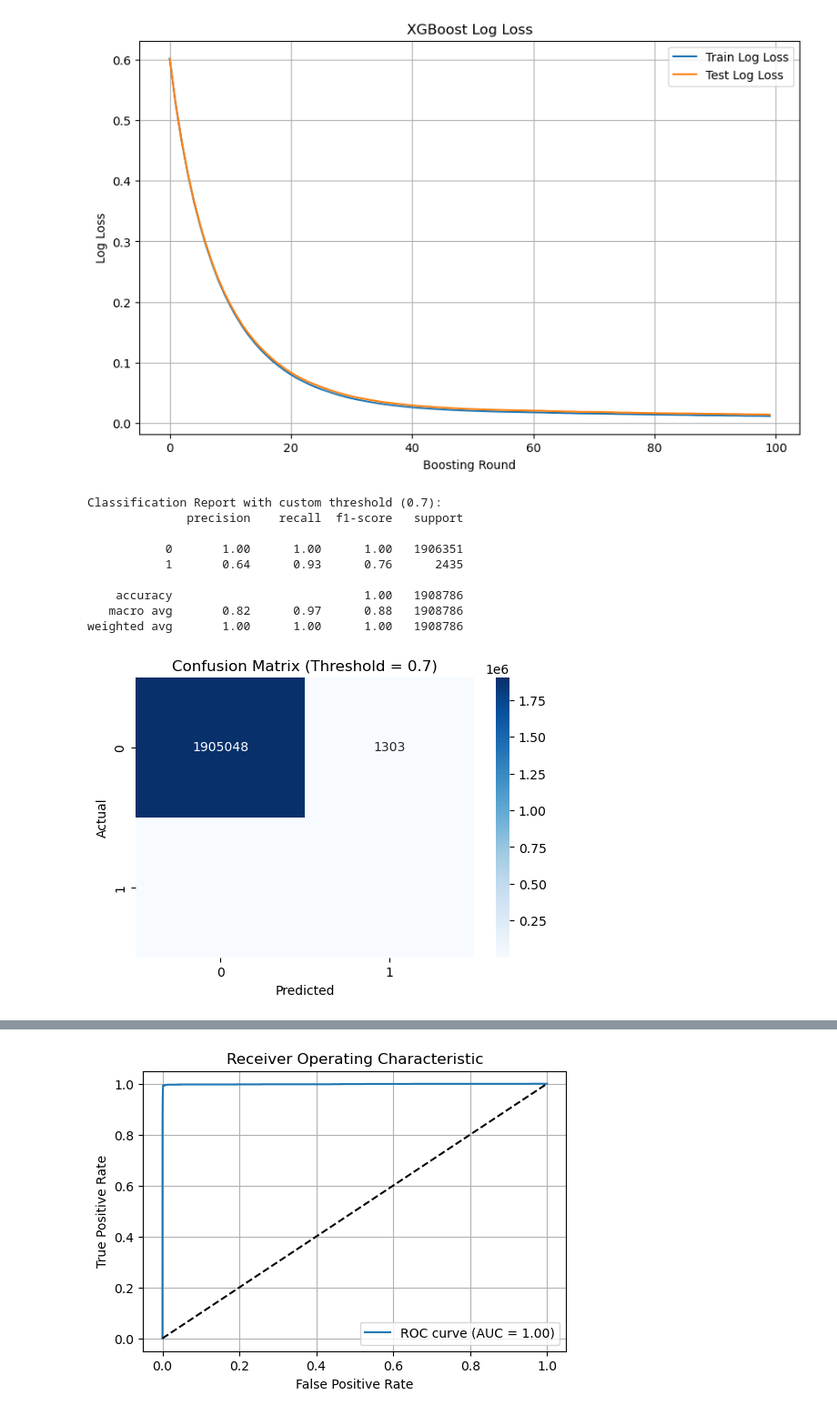
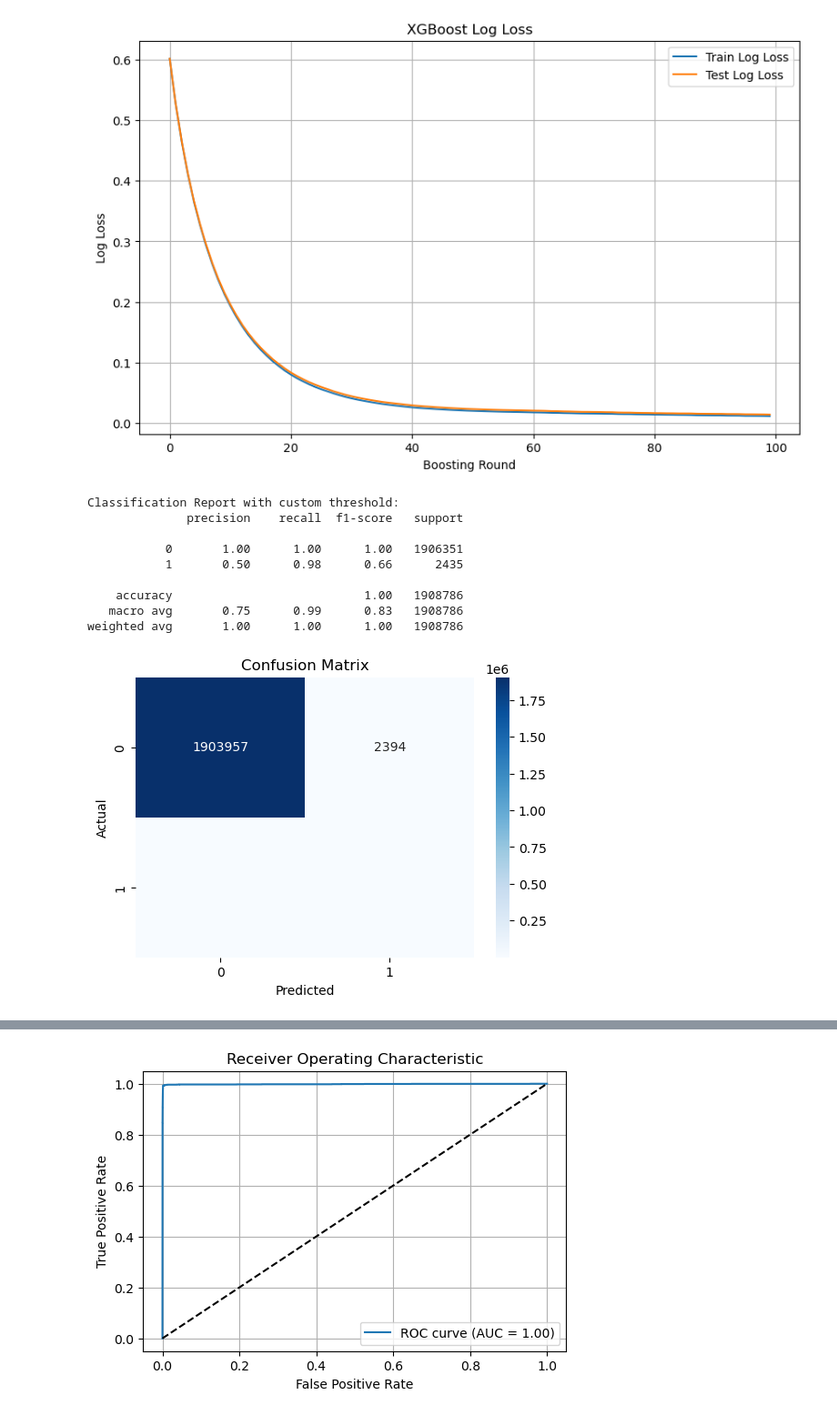
Before and after one commit to vernenlim/DSA4263, a Jupyter notebook: Notebooks/1.0-vernen-XGB-model.ipynb, the cells around one changed output, grey strips where cells are left out. Shown: that part at 91% size. Cells and saved outputs as stored; diff of their text form; code cells hidden in the pictures.

```diff
--- a/Notebooks/1.0-vernen-XGB-model.ipynb
+++ b/Notebooks/1.0-vernen-XGB-model.ipynb
@@ -82,23 +83,3 @@ y_test shape is: (1908786,)
 scaler = StandardScaler()
 X_train_scaled = scaler.fit_transform(X_train)
 X_test_scaled = scaler.transform(X_test)
-# %%
-# ----------------------------
-# Apply Alternative Sampling (SMOTETomek) to the Training Data
-# ----------------------------
-print("\nBefore sampling, class distribution in y_train:")
-print(pd.Series(y_train).value_counts())
-
-smote_tomek = SMOTETomek(random_state=42)
-X_train_resampled, y_train_resampled = smote_tomek.fit_resample(X_train_scaled, y_train)
-
-resampled_counts = pd.Series(y_train_resampled).value_counts()
-print("\nAfter SMOTETomek, class distribution in y_train_resampled:")
-print(resampled_counts)
-
-plt.figure(figsize=(6,4))
-sns.barplot(x=resampled_counts.index, y=resampled_counts.values, palette='magma')
-plt.xlabel('Class')
-plt.ylabel('Count')
-plt.title('Class Distribution After SMOTETomek')
-plt.show()
@@ -117,0 +86,16 @@ Name: count, dtype: int64
+# %%
+# --------------------------------------------------------------
+# Define Oversampling Techniques: SMOTETomek, SMOTE, and ADASYN
+# --------------------------------------------------------------
+oversamplers = {
+    'SMOTETomek': SMOTETomek(random_state=42),
+    'SMOTE': SMOTE(random_state=42),
+    'ADASYN': ADASYN(random_state=42)
+}
+
+# Dictionary to store evaluation results for each oversampler
+results_dict = {}
+
+# Best XGBoost parameters (already determined)
+best_params = {'colsample_bytree': 1.0, 'gamma': 0.2, 'max_depth': 7,
+               'min_child_weight': 3, 'subsample': 1.0}
@@ -154,34 +314,33 @@ plt.show()
 # %%
 # ----------------------------
 # Evaluate the Model on the Test Set with Threshold Adjustment
 # ----------------------------
 y_proba = xgb_model.predict_proba(X_test_scaled)[:, 1]
 
-# First, show the current performance with a fixed threshold (0.7) as before:
-custom_threshold = 0.97
+custom_threshold = 0.95
 y_pred_custom = (y_proba >= custom_threshold).astype(int)
-print("\nClassification Report with custom threshold (0.7):")
+print("\nClassification Report with custom threshold:")
 print(classification_report(y_test, y_pred_custom))
 
-# Plot Confusion Matrix for threshold = 0.7
+# Plot Confusion Matrix for threshold
 cm = confusion_matrix(y_test, y_pred_custom)
 plt.figure(figsize=(6,4))
 sns.heatmap(cm, annot=True, fmt="d", cmap='Blues')
-plt.title("Confusion Matrix (Threshold = 0.7)")
+plt.title("Confusion Matrix")
 plt.ylabel("Actual")
 plt.xlabel("Predicted")
 plt.show()
 # %% [output]
-Classification Report with custom threshold (0.7):
+Classification Report with custom threshold:
               precision    recall  f1-score   support
 
            0       1.00      1.00      1.00   1906351
-           1       0.64      0.93      0.76      2435
+           1       0.50      0.98      0.66      2435
 
     accuracy                           1.00   1908786
-   macro avg       0.82      0.97      0.88   1908786
+   macro avg       0.75      0.99      0.83   1908786
 weighted avg       1.00      1.00      1.00   1908786
-[figure, old version]
+[figure, new version]
 # %%
 # ----------------------------
 # Threshold Tuning Based on Precision-Recall
```
Also changed, not shown: parts of 6 cells of this notebook, 1 other file.
